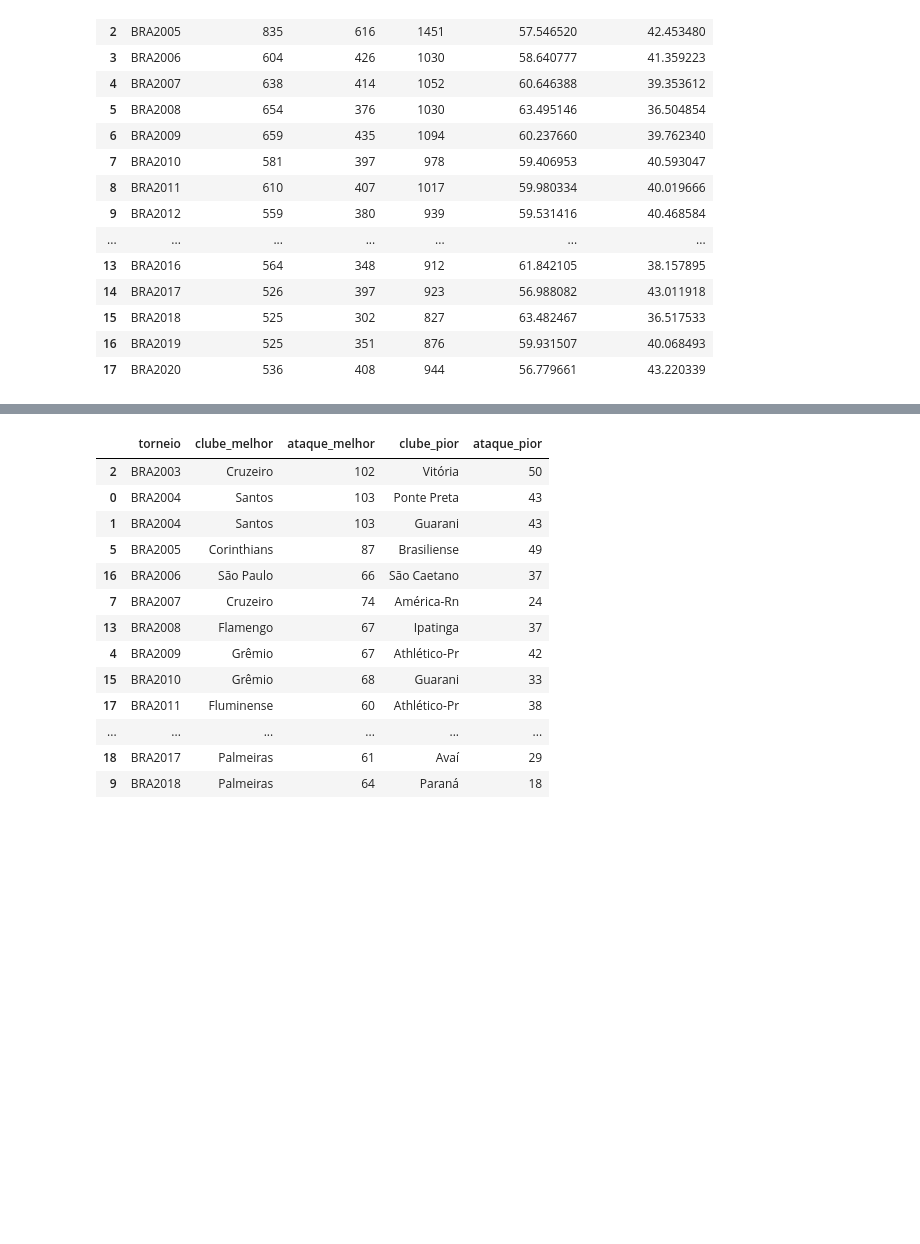
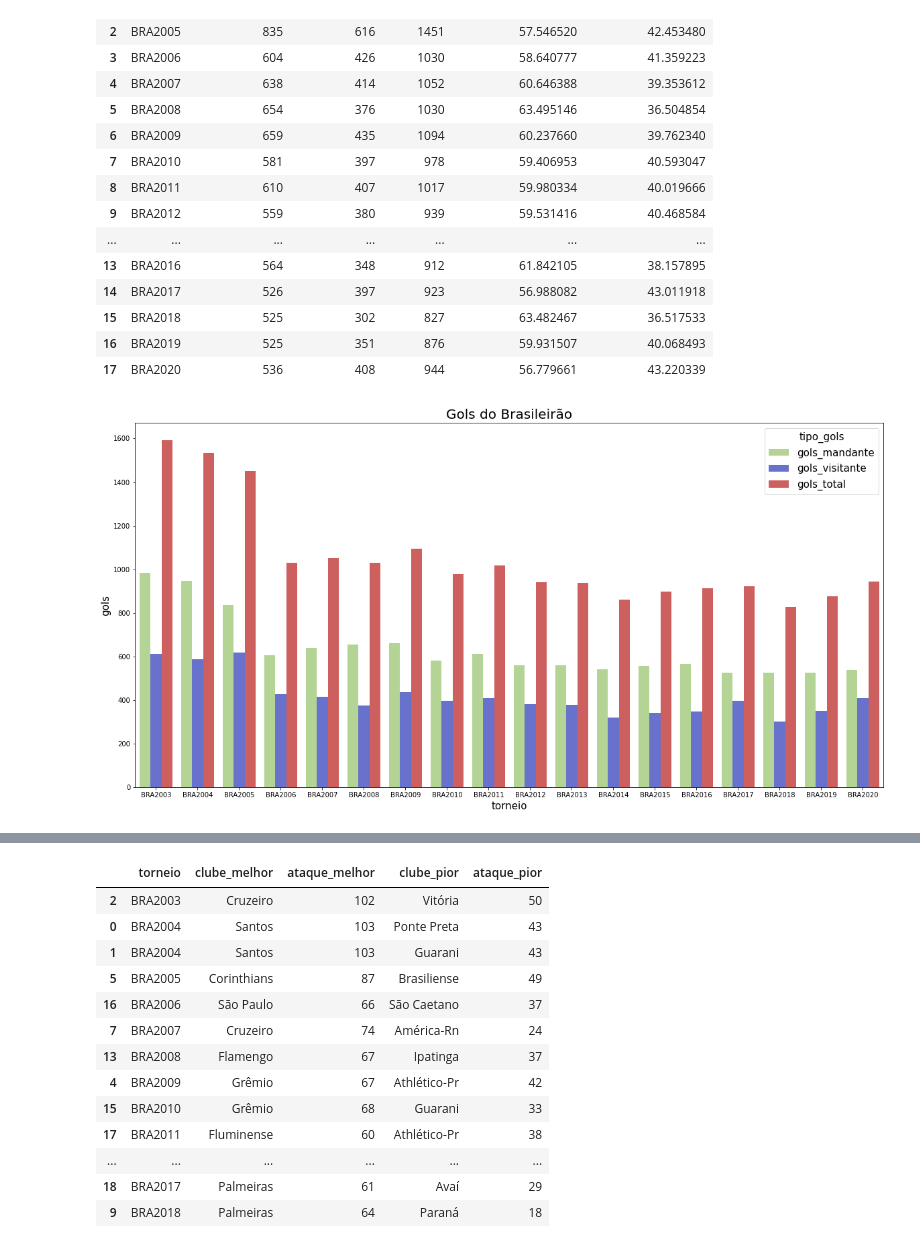
Before and after one commit to juvenalfonseca/python, a Jupyter notebook: jbrasileirao/brasileirao_pontos_corridos_pandas.ipynb, the cells around one changed output, grey strips where cells are left out. Saved outputs shown, nothing was run; the diff lists cells and outputs as text; code cells hidden in the pictures; blank space fills up the shorter version.

```diff
--- a/jbrasileirao/brasileirao_pontos_corridos_pandas.ipynb
+++ b/jbrasileirao/brasileirao_pontos_corridos_pandas.ipynb
@@ -98,3 +117,25 @@ gols_edicao
 | 15 | BRA2018 | 525 | 302 | 827 | 63.482467 | 36.517533 |
 | 16 | BRA2019 | 525 | 351 | 876 | 59.931507 | 40.068493 |
 | 17 | BRA2020 | 536 | 408 | 944 | 56.779661 | 43.220339 |
+# %%
+### GOLS POR EDIÇÃO COMPARATIVO
+df1 = gols_edicao[['torneio','gols_mandante' ]]
+df2 = gols_edicao[['torneio','gols_visitante']]
+df3 = gols_edicao[['torneio','gols_total'    ]]
+
+df1.rename(columns = {'gols_mandante' : 'gols' }, inplace=True)
+df2.rename(columns = {'gols_visitante': 'gols' }, inplace=True)
+df3.rename(columns = {'gols_total'    : 'gols' }, inplace=True)
+
+df1['tipo_gols'] = 'gols_mandante'
+df2['tipo_gols'] = 'gols_visitante'
+df3['tipo_gols'] = 'gols_total'
+
+df4 = pd.concat([df1, df2, df3]).reset_index(drop=True)
+# %%
+### GRÁFICO GOLS POR EDIÇÃO COMPARATIVO
+sns.barplot(x="torneio", y="gols", hue="tipo_gols", data=df4)
+plt.title('Gols do Brasileirão')
+plt.show()
+# %% [output]
+[figure, added]
```
Also changed, not shown: parts of 29 cells of this notebook, 1 other file.
